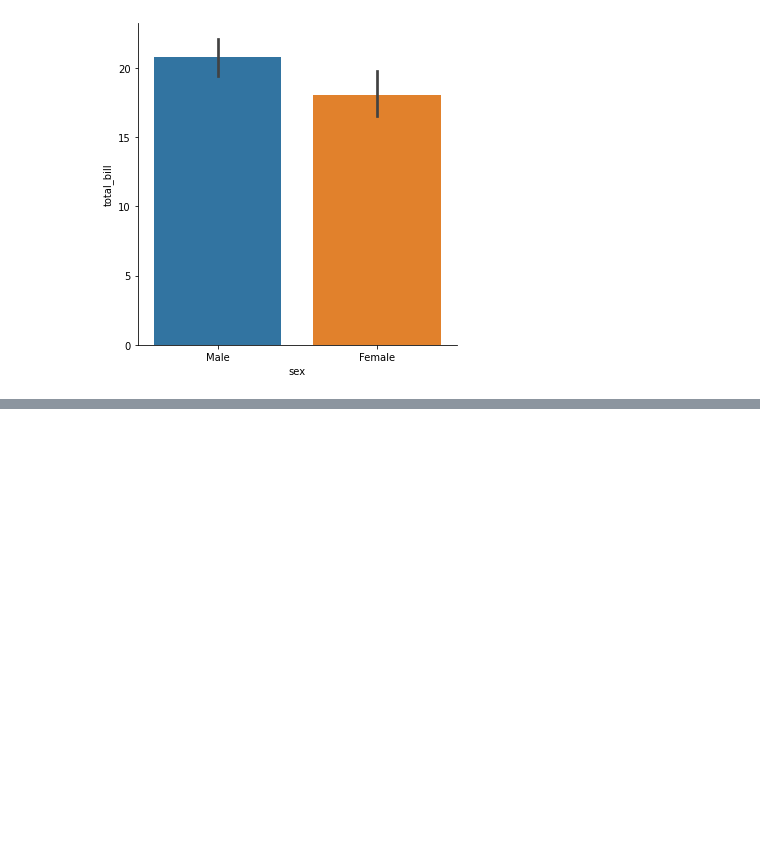
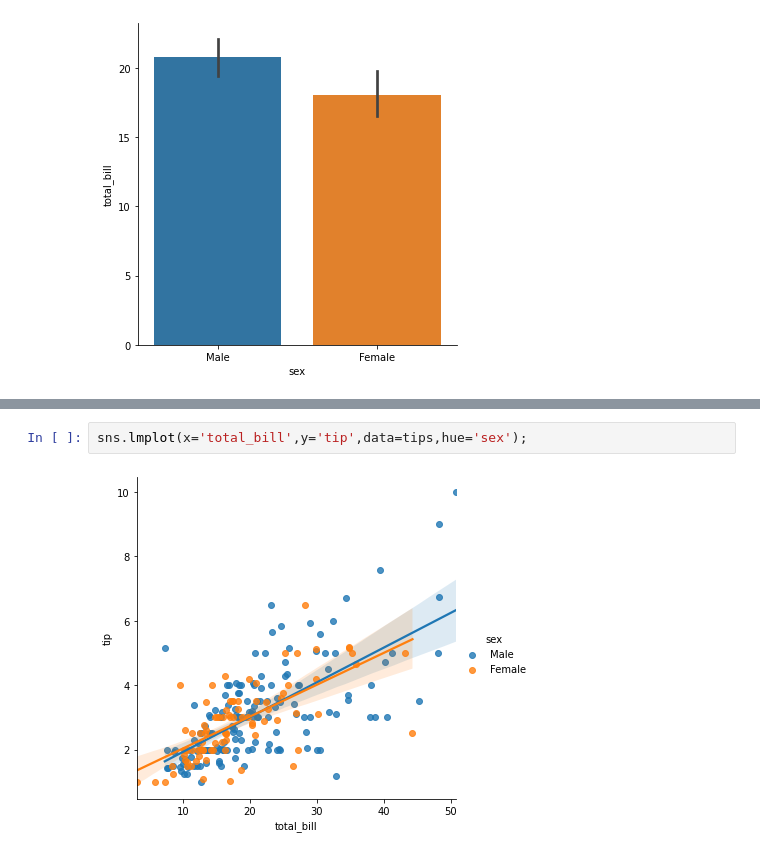
Before and after one commit to SilahicAmil/30-Days-Of-ML, a Jupyter notebook: Day_4.ipynb, the cells around one changed output, grey strips where cells are left out. Cells and saved outputs as stored; diff of their text form; blank space fills up the shorter version.

```diff
--- a/Day_4.ipynb
+++ b/Day_4.ipynb
@@ -251,0 +265,4 @@ sns.factorplot(x='sex',y='total_bill',data=tips,kind='bar');
+# %%
+sns.lmplot(x='total_bill',y='tip',data=tips,hue='sex');
+# %% [output]
+[figure, added]
```
Also changed, not shown: parts of 12 cells of this notebook.
